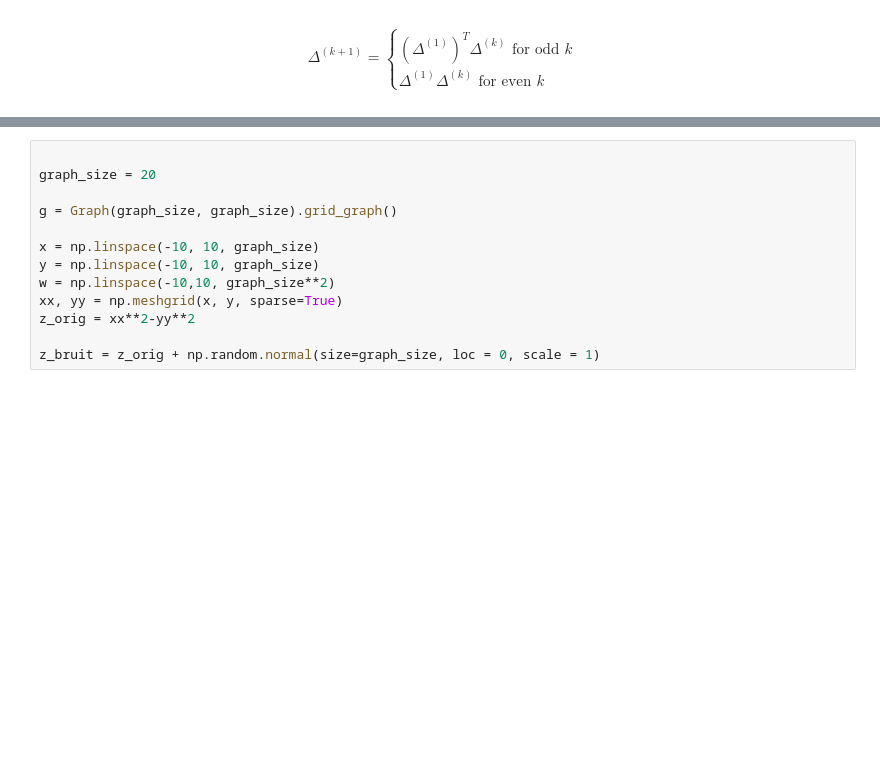
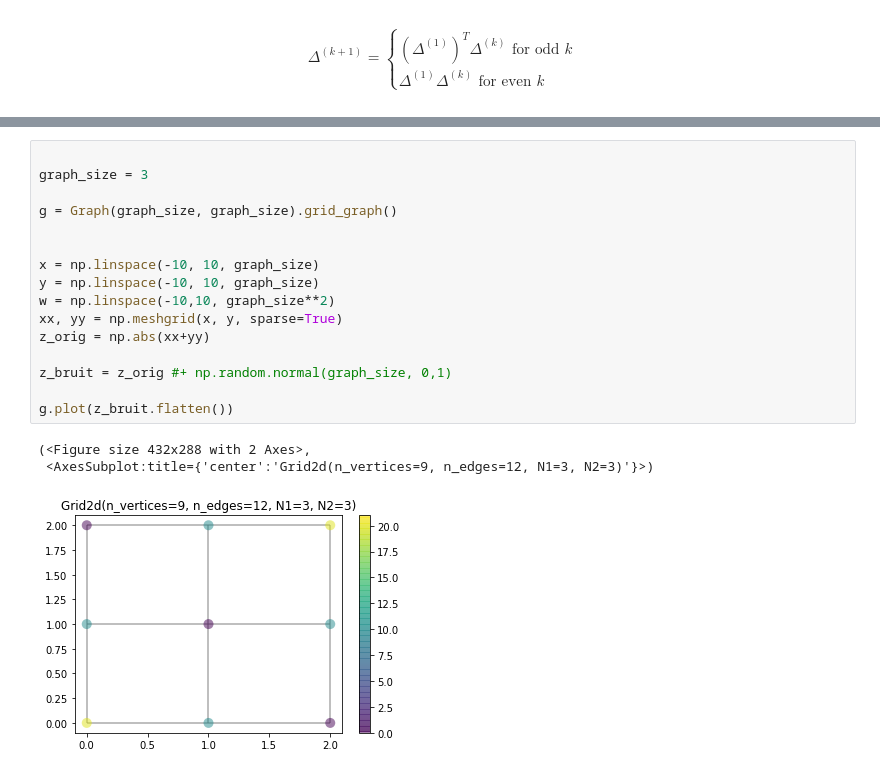
Before and after one commit to DorianJoubaud/Trend-Filtering-On-Graphs, a Jupyter notebook: Trend_Filtering_On_Graphs.ipynb, the cells around one changed output, grey strips where cells are left out. Drawn from its saved outputs; the diff is of its cells as text; blank space fills up the shorter version.

```diff
--- a/Trend_Filtering_On_Graphs.ipynb
+++ b/Trend_Filtering_On_Graphs.ipynb
@@ -234,16 +313,23 @@ $$
 # %%
 
-graph_size = 20
+graph_size = 3
 
 g = Graph(graph_size, graph_size).grid_graph()
+
 
 x = np.linspace(-10, 10, graph_size)
 y = np.linspace(-10, 10, graph_size)
 w = np.linspace(-10,10, graph_size**2)
 xx, yy = np.meshgrid(x, y, sparse=True)
-z_orig = xx**2-yy**2
+z_orig = np.abs(xx+yy)
 
-z_bruit = z_orig + np.random.normal(size=graph_size, loc = 0, scale = 1)
+z_bruit = z_orig #+ np.random.normal(graph_size, 0,1)
+
+g.plot(z_bruit.flatten())
+# %% [output]
+(<Figure size 432x288 with 2 Axes>,
+ <AxesSubplot:title={'center':'Grid2d(n_vertices=9, n_edges=12, N1=3, N2=3)'}>)
+[figure, added]
 # %%
 prob_k_0 = TFOG(1, z_bruit.flatten(),g ,graph_size)
 prob_k_1 = TFOG(2, z_bruit.flatten(),g ,graph_size)
```
Also changed, not shown: parts of 11 cells of this notebook, 1 other file.
